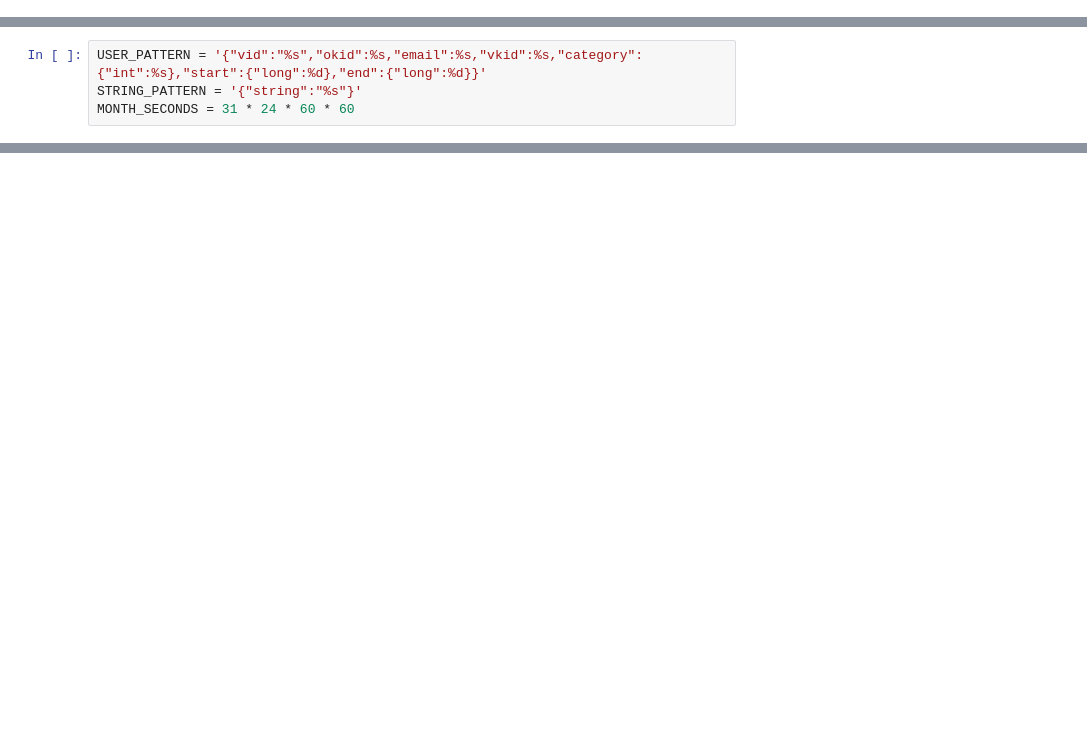
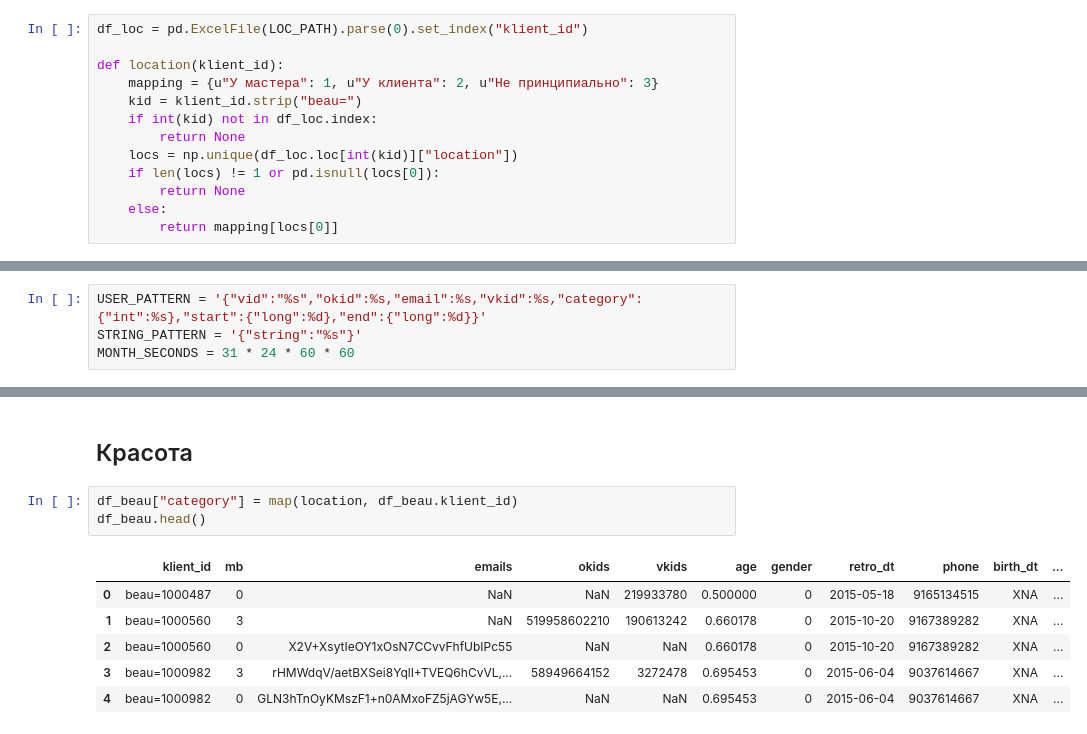
Before and after one commit to anokhin/anokhin.github.io, a Jupyter notebook: notebooks/homecredit/profi.ipynb, the cells around one changed output, grey strips where cells are left out. Drawn from its saved outputs; the diff is of its cells as text; blank space fills up the shorter version.

```diff
--- a/notebooks/homecredit/profi.ipynb
+++ b/notebooks/homecredit/profi.ipynb
@@ -27,0 +51,13 @@ df1.head()
+# %%
+df_loc = pd.ExcelFile(LOC_PATH).parse(0).set_index("klient_id")
+
+def location(klient_id):
+    mapping = {u"У мастера": 1, u"У клиента": 2, u"Не принципиально": 3}
+    kid = klient_id.strip("beau=")
+    if int(kid) not in df_loc.index:
+        return None
+    locs = np.unique(df_loc.loc[int(kid)]["location"])
+    if len(locs) != 1 or pd.isnull(locs[0]):
+        return None
+    else:
+        return mapping[locs[0]]
@@ -63,0 +157,12 @@ with open("/Users/anokhin/Desktop/active_emails.jss", "w") as out_file:
+# %% [markdown]
+## Красота
+# %%
+df_beau["category"] = map(location, df_beau.klient_id)
+df_beau.head()
+# %% [output]
+|  | klient_id | mb | emails | okids | vkids | age | gender | retro_dt | phone | birth_dt | ... |
+| 0 | beau=1000487 | 0 | NaN | NaN | 219933780 | 0.500000 | 0 | 2015-05-18 | 9165134515 | XNA | ... |
+| 1 | beau=1000560 | 3 | NaN | 519958602210 | 190613242 | 0.660178 | 0 | 2015-10-20 | 9167389282 | XNA | ... |
+| 2 | beau=1000560 | 0 | X2V+XsytIeOY1xOsN7CCvvFhfUbIPc55 | NaN | NaN | 0.660178 | 0 | 2015-10-20 | 9167389282 | XNA | ... |
+| 3 | beau=1000982 | 3 | rHMWdqV/aetBXSei8YqlI+TVEQ6hCvVL,... | 58949664152 | 3272478 | 0.695453 | 0 | 2015-06-04 | 9037614667 | XNA | ... |
+| 4 | beau=1000982 | 0 | GLN3hTnOyKMszF1+n0AMxoFZ5jAGYw5E,... | NaN | NaN | 0.695453 | 0 | 2015-06-04 | 9037614667 | XNA | ... |
```
Also changed, not shown: parts of 17 cells of this notebook.
